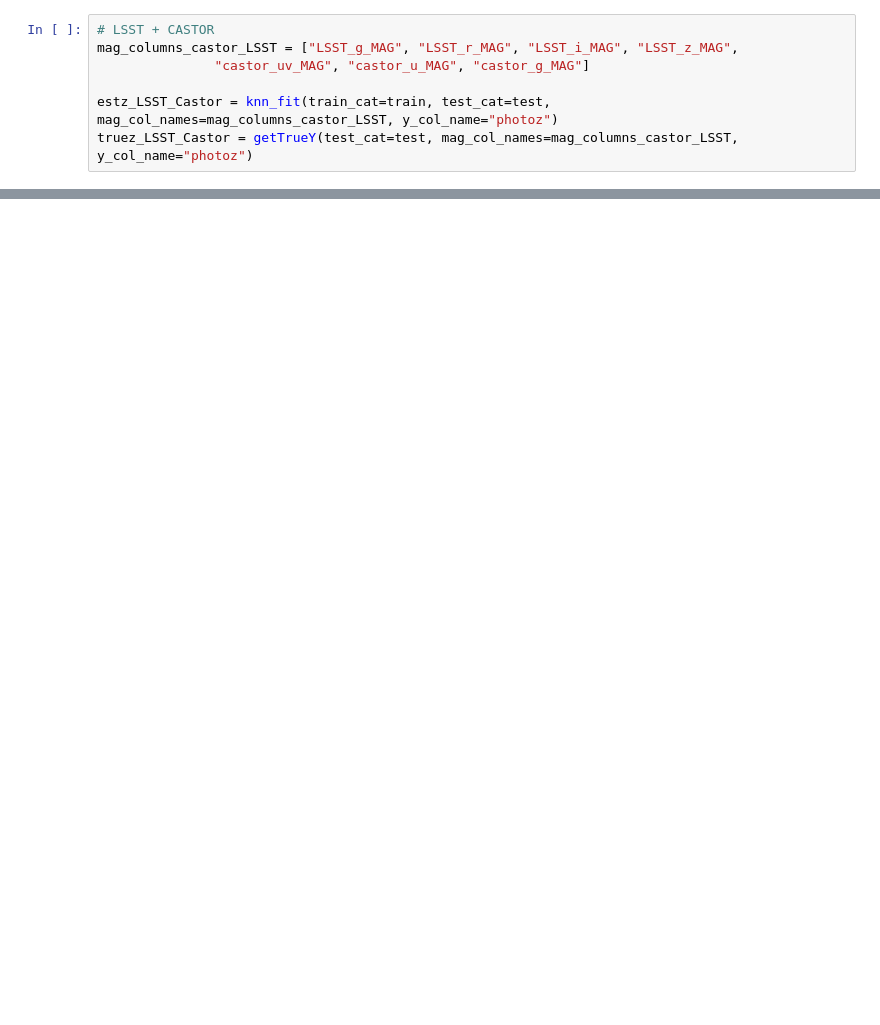
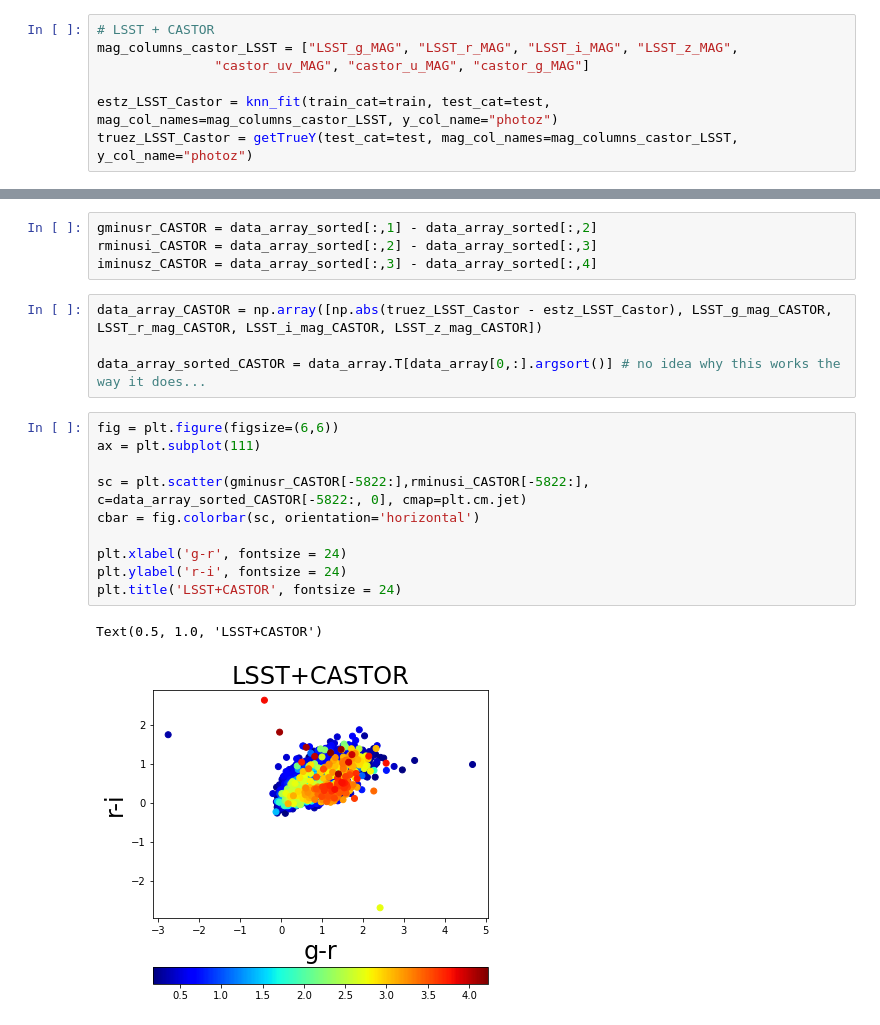
Before and after one commit to aimalz/CASTORpz, a Jupyter notebook: Photo-z_exploration.ipynb, the cells around one changed output, grey strips where cells are left out. Saved outputs shown, nothing was run; the diff lists cells and outputs as text; blank space fills up the shorter version.

```diff
--- a/Photo-z_exploration.ipynb
+++ b/Photo-z_exploration.ipynb
@@ -168,0 +224,21 @@ print(sig, b, a_b)
+# %%
+gminusr_CASTOR = data_array_sorted[:,1] - data_array_sorted[:,2]
+rminusi_CASTOR = data_array_sorted[:,2] - data_array_sorted[:,3]
+iminusz_CASTOR = data_array_sorted[:,3] - data_array_sorted[:,4]
+# %%
+data_array_CASTOR = np.array([np.abs(truez_LSST_Castor - estz_LSST_Castor), LSST_g_mag_CASTOR, LSST_r_mag_CASTOR, LSST_i_mag_CASTOR, LSST_z_mag_CASTOR])
+
+data_array_sorted_CASTOR = data_array.T[data_array[0,:].argsort()] # no idea why this works the way it does...
+# %%
+fig = plt.figure(figsize=(6,6))
+ax = plt.subplot(111)
+
+sc = plt.scatter(gminusr_CASTOR[-5822:],rminusi_CASTOR[-5822:], c=data_array_sorted_CASTOR[-5822:, 0], cmap=plt.cm.jet)
+cbar = fig.colorbar(sc, orientation='horizontal')
+
+plt.xlabel('g-r', fontsize = 24)
+plt.ylabel('r-i', fontsize = 24)
+plt.title('LSST+CASTOR', fontsize = 24)
+# %% [output]
+Text(0.5, 1.0, 'LSST+CASTOR')
+[figure, added]
```
Also changed, not shown: parts of 40 cells of this notebook.
